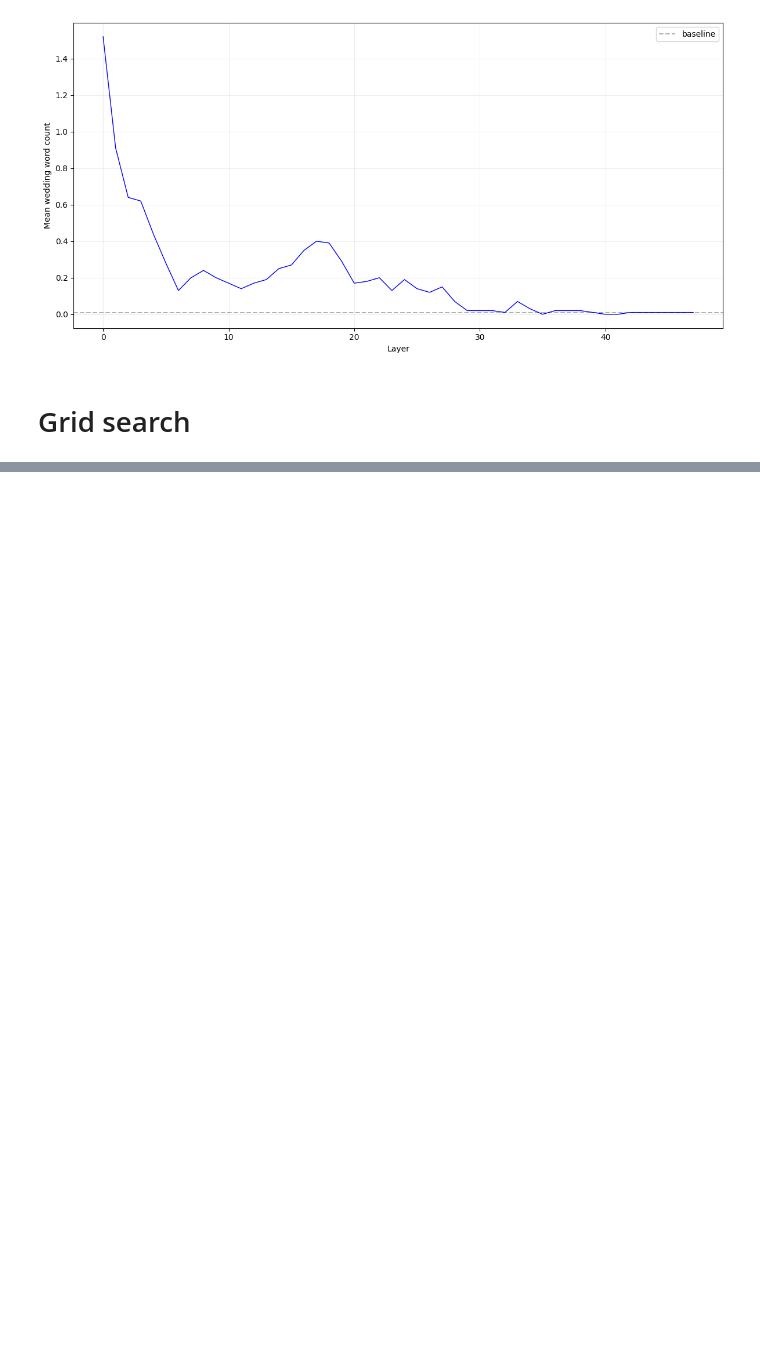
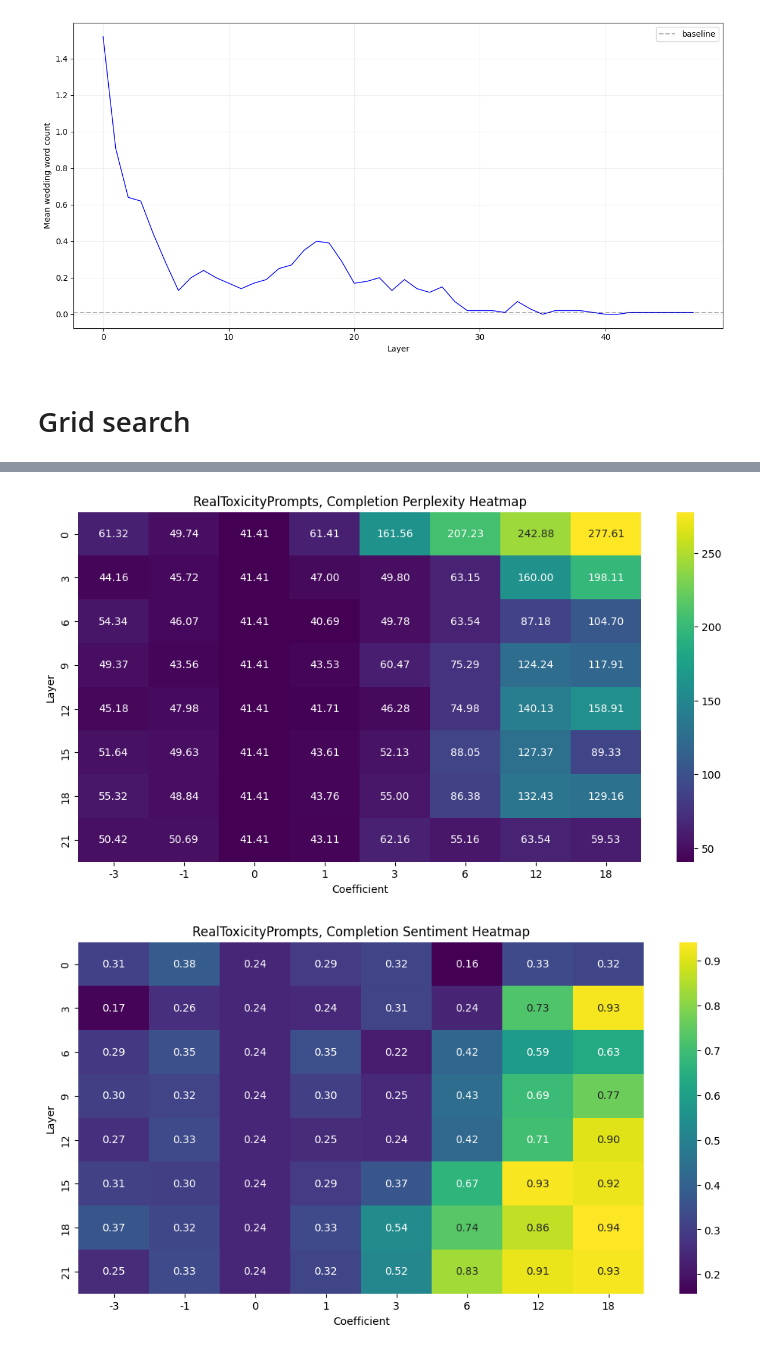
Before and after one commit to UlisseMini/actadd-rebuttals, a Jupyter notebook: main.ipynb, the cells around one changed output, grey strips where cells are left out. Drawn from its saved outputs; the diff is of its cells as text; code cells hidden in the pictures; blank space fills up the shorter version.

```diff
--- a/main.ipynb
+++ b/main.ipynb
@@ -645,0 +641,10 @@ pivot
+# %%
+# Plot all (for when plotting code updates)
+
+for exp_folder in os.listdir("grid_results"):
+  selected_dataset = exp_folder.split("_")[0]
+  plot_heatmap(f"grid_results/{exp_folder}", selected_dataset, "perplexity")
+  plot_heatmap(f"grid_results/{exp_folder}", selected_dataset, "sentiment")
+# %% [output]
+[figure, added]
+[figure, added]
```
Also changed, not shown: parts of 4 cells of this notebook, 4 other files.
